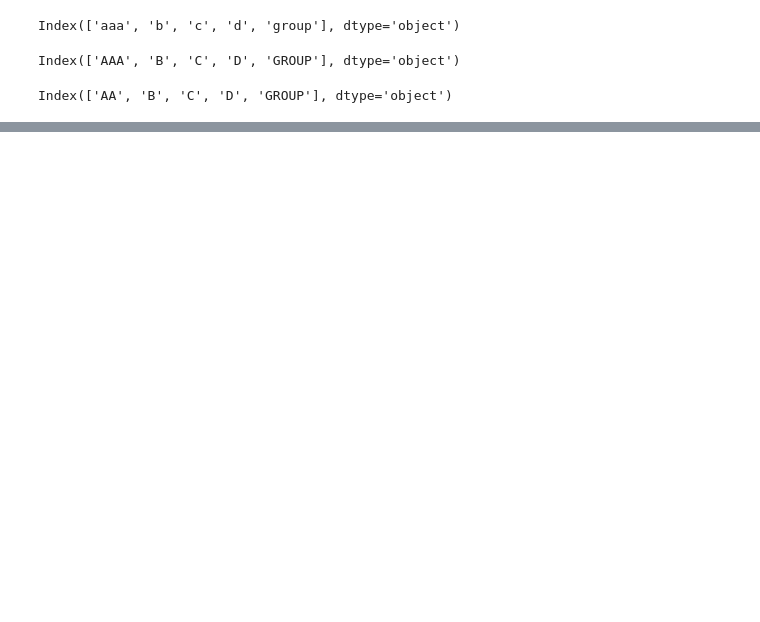
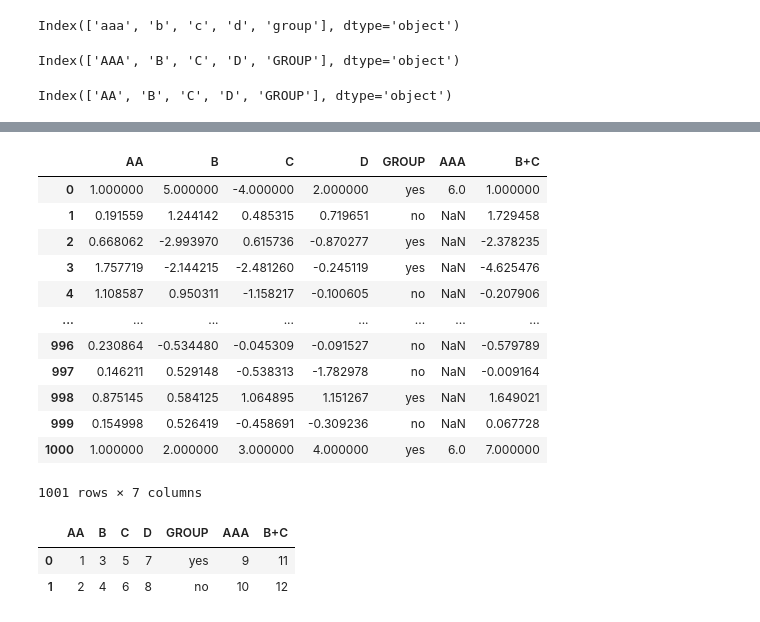
Before and after one commit to emad-almajdalawi/temp, a Jupyter notebook: pandas_demo.ipynb, the cells around one changed output, grey strips where cells are left out. Drawn from its saved outputs; the diff is of its cells as text; code cells hidden in the pictures; blank space fills up the shorter version.

```diff
--- a/pandas_demo.ipynb
+++ b/pandas_demo.ipynb
@@ -495,0 +712,29 @@ KeyError: 'C'
+# %%
+# add column
+# df['new_col'] = df['min_lim_age'] + '-' + df['max_lim_age']
+
+# add rwo
+# test_df.append(pd.Series([1, 2, 3, 4, 'yes', 6, 7], index=test_df.columns), ignore_index=True)
+test_df.append({'AA': 1, 'B': 2, 'C': 3, 'D': 4, 'GROUP': 'yes', 'AAA': 6, 'B+C': 7}, ignore_index=True)
+# %% [output]
+|  | AA | B | C | D | GROUP | AAA | B+C |
+| 0 | 1.000000 | 5.000000 | -4.000000 | 2.000000 | yes | 6.0 | 1.000000 |
+| 1 | 0.191559 | 1.244142 | 0.485315 | 0.719651 | no | NaN | 1.729458 |
+| 2 | 0.668062 | -2.993970 | 0.615736 | -0.870277 | yes | NaN | -2.378235 |
+| 3 | 1.757719 | -2.144215 | -2.481260 | -0.245119 | yes | NaN | -4.625476 |
+| 4 | 1.108587 | 0.950311 | -1.158217 | -0.100605 | no | NaN | -0.207906 |
+| ... | ... | ... | ... | ... | ... | ... | ... |
+| 996 | 0.230864 | -0.534480 | -0.045309 | -0.091527 | no | NaN | -0.579789 |
+| 997 | 0.146211 | 0.529148 | -0.538313 | -1.782978 | no | NaN | -0.009164 |
+| 998 | 0.875145 | 0.584125 | 1.064895 | 1.151267 | yes | NaN | 1.649021 |
+| 999 | 0.154998 | 0.526419 | -0.458691 | -0.309236 | no | NaN | 0.067728 |
+| 1000 | 1.000000 | 2.000000 | 3.000000 | 4.000000 | yes | 6.0 | 7.000000 |
+1001 rows × 7 columns
+# %%
+new_df = {'AA': [1,2], 'B': [3,4], 'C': [5,6], 'D': [7,8], 'GROUP': ['yes', 'no'], 'AAA': [9,10], 'B+C': [11,12]}
+df222 = pd.DataFrame(new_df)
+df222
+# %% [output]
+|  | AA | B | C | D | GROUP | AAA | B+C |
+| 0 | 1 | 3 | 5 | 7 | yes | 9 | 11 |
+| 1 | 2 | 4 | 6 | 8 | no | 10 | 12 |
```
Also changed, not shown: parts of 47 cells of this notebook.
